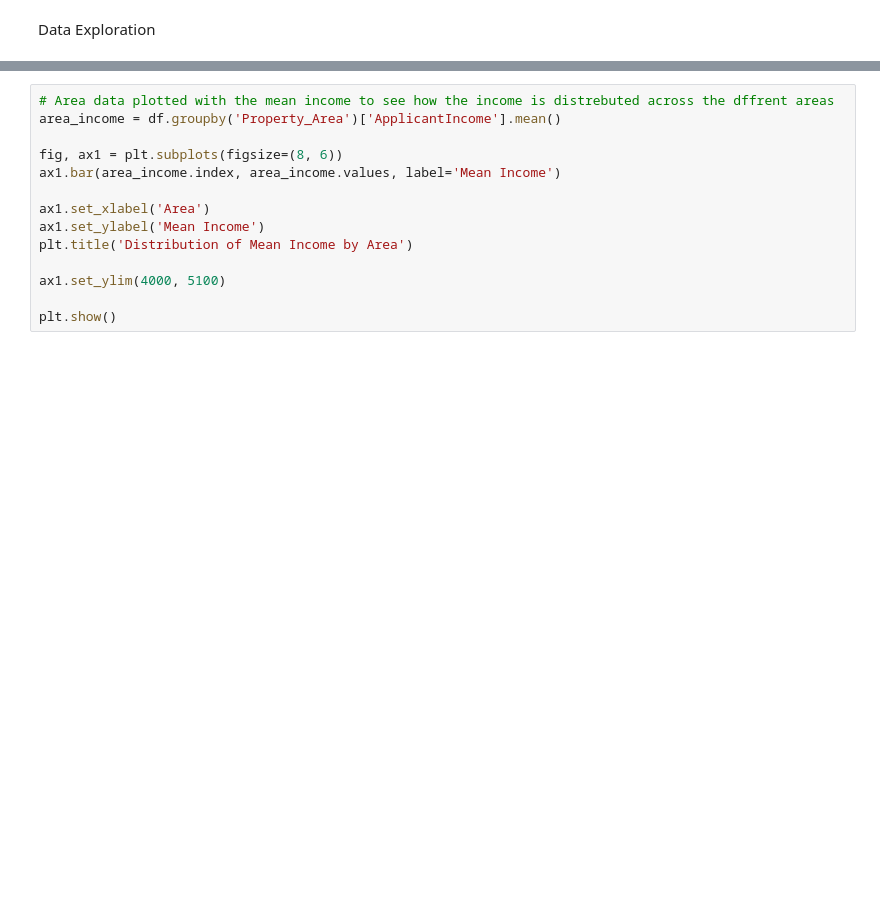
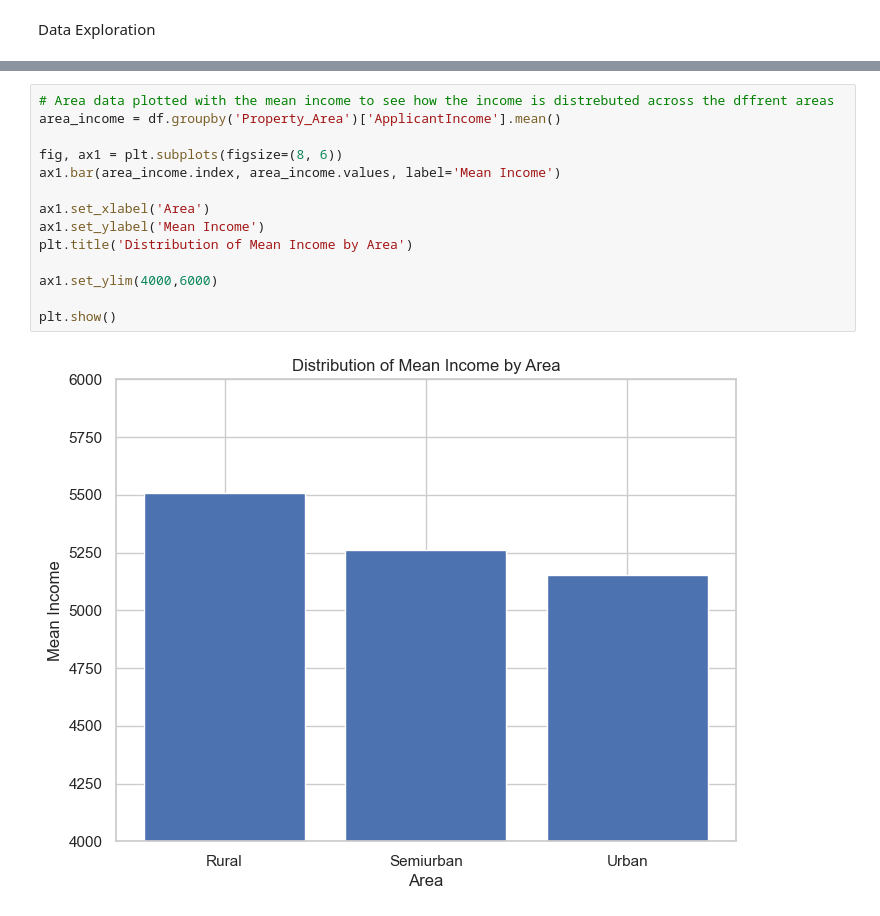
Before and after one commit to AWR-Legend/MLG382-Project-1, a Jupyter notebook: project-1.2/Project1.ipynb, the cells around one changed output, grey strips where cells are left out. Saved outputs shown, nothing was run; the diff lists cells and outputs as text; blank space fills up the shorter version.

```diff
--- a/project-1.2/Project1.ipynb
+++ b/project-1.2/Project1.ipynb
@@ -219,17 +238,19 @@ plt.show()
 # %%
 # Area data plotted with the mean income to see how the income is distrebuted across the dffrent areas
 area_income = df.groupby('Property_Area')['ApplicantIncome'].mean()
 
 fig, ax1 = plt.subplots(figsize=(8, 6))
 ax1.bar(area_income.index, area_income.values, label='Mean Income')
 
 ax1.set_xlabel('Area')
 ax1.set_ylabel('Mean Income')
 plt.title('Distribution of Mean Income by Area')
 
-ax1.set_ylim(4000, 5100)
+ax1.set_ylim(4000,6000)
 
 plt.show()
+# %% [output]
+[figure, added]
 # %%
 # Area data plotted with the mean loan amount to see how the losn smount is distrebuted across the dffrent areas #
 area_income = df.groupby('Property_Area')['LoanAmount'].mean()
```
Also changed, not shown: parts of 30 cells of this notebook.
